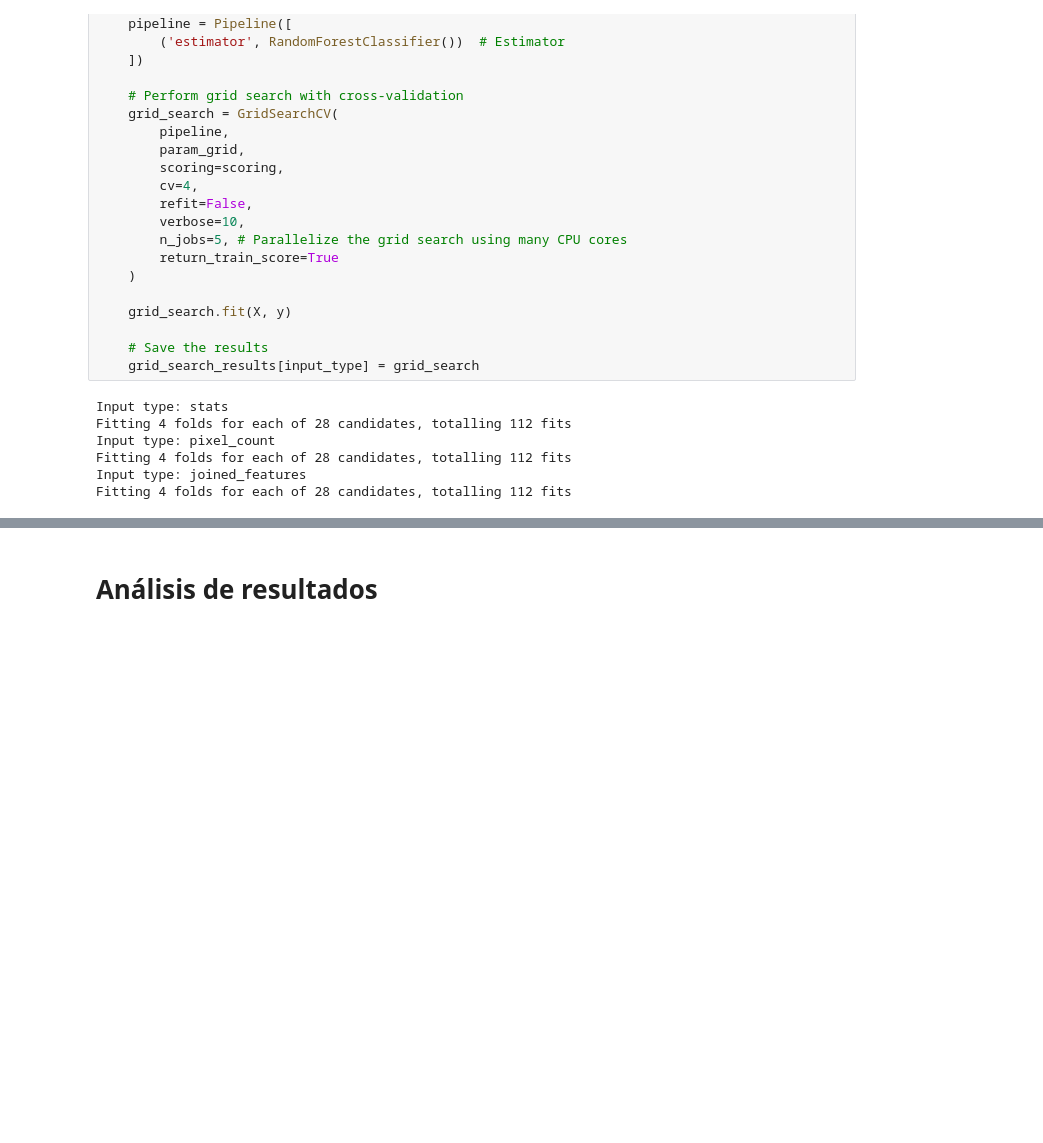
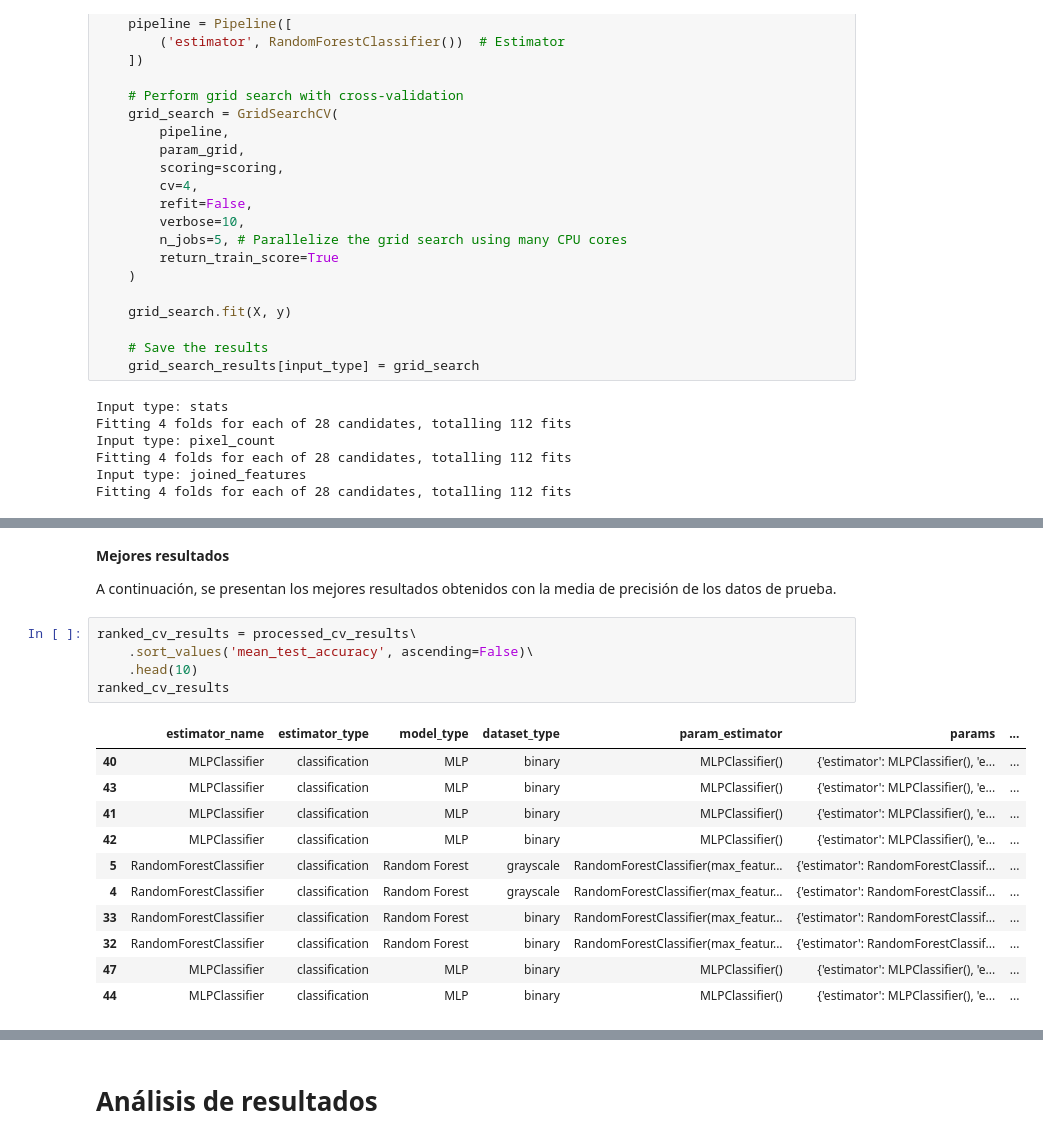
Before and after one commit to Diego-Hiriart/AI-2-Course-Project_HiPaCoSaEsGa, a Jupyter notebook: A_ABET_CourseProject_HiPaCoSaEsGa.ipynb, the cells around one changed output, grey strips where cells are left out. Drawn from its saved outputs; the diff is of its cells as text; blank space fills up the shorter version.

```diff
--- a/A_ABET_CourseProject_HiPaCoSaEsGa.ipynb
+++ b/A_ABET_CourseProject_HiPaCoSaEsGa.ipynb
@@ -479,0 +598,21 @@ results_df[[
+# %% [markdown]
+**Mejores resultados**
+
+A continuación, se presentan los mejores resultados obtenidos con la media de precisión de los datos de prueba.
+# %%
+ranked_cv_results = processed_cv_results\
+    .sort_values('mean_test_accuracy', ascending=False)\
+    .head(10)
+ranked_cv_results
+# %% [output]
+|  | estimator_name | estimator_type | model_type | dataset_type | param_estimator | params | ... |
+| 40 | MLPClassifier | classification | MLP | binary | MLPClassifier() | {'estimator': MLPClassifier(), 'e... | ... |
+| 43 | MLPClassifier | classification | MLP | binary | MLPClassifier() | {'estimator': MLPClassifier(), 'e... | ... |
+| 41 | MLPClassifier | classification | MLP | binary | MLPClassifier() | {'estimator': MLPClassifier(), 'e... | ... |
+| 42 | MLPClassifier | classification | MLP | binary | MLPClassifier() | {'estimator': MLPClassifier(), 'e... | ... |
+| 5 | RandomForestClassifier | classification | Random Forest | grayscale | RandomForestClassifier(max_featur... | {'estimator': RandomForestClassif... | ... |
+| 4 | RandomForestClassifier | classification | Random Forest | grayscale | RandomForestClassifier(max_featur... | {'estimator': RandomForestClassif... | ... |
+| 33 | RandomForestClassifier | classification | Random Forest | binary | RandomForestClassifier(max_featur... | {'estimator': RandomForestClassif... | ... |
+| 32 | RandomForestClassifier | classification | Random Forest | binary | RandomForestClassifier(max_featur... | {'estimator': RandomForestClassif... | ... |
+| 47 | MLPClassifier | classification | MLP | binary | MLPClassifier() | {'estimator': MLPClassifier(), 'e... | ... |
+| 44 | MLPClassifier | classification | MLP | binary | MLPClassifier() | {'estimator': MLPClassifier(), 'e... | ... |
```
Also changed, not shown: parts of 61 cells of this notebook, 1 other file.
